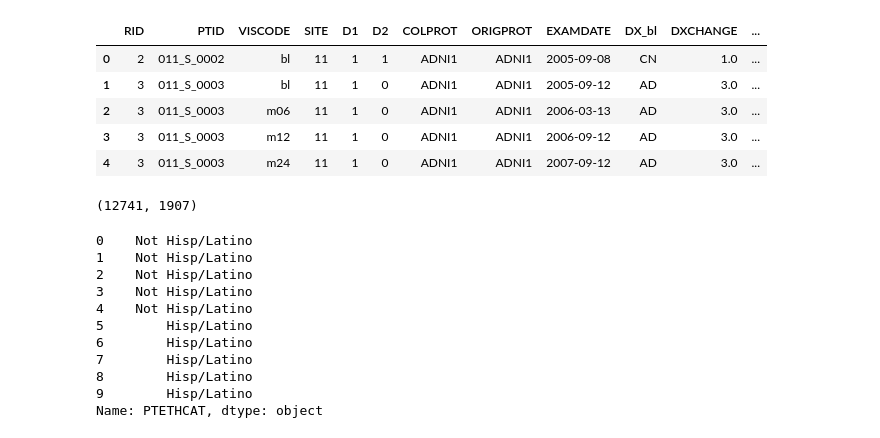
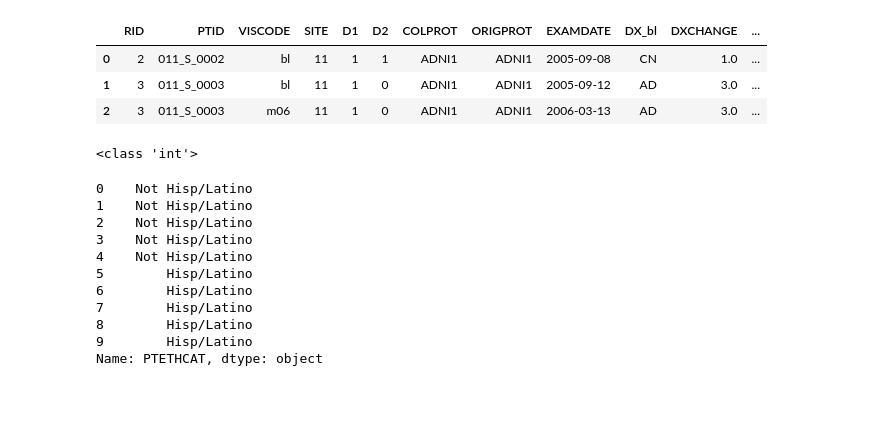
Before and after one commit to antoine-chenevier/IA-4A, a Jupyter notebook: main.ipynb, the cells around one changed output. Saved outputs shown, nothing was run; the diff lists cells and outputs as text; code cells hidden in the pictures; blank space fills up the shorter version.

```diff
--- a/main.ipynb
+++ b/main.ipynb
@@ -10,18 +10,17 @@ from sklearn.metrics import confusion_matrix
 # %%
 df =  pd.read_csv('../2017_07_07/TADPOLE_D1_D2.csv',low_memory=False)
 # %%
-df.head(5)
+df.head(3)
 # %% [output]
 |  | RID | PTID | VISCODE | SITE | D1 | D2 | COLPROT | ORIGPROT | EXAMDATE | DX_bl | DXCHANGE | ... |
 | 0 | 2 | 011_S_0002 | bl | 11 | 1 | 1 | ADNI1 | ADNI1 | 2005-09-08 | CN | 1.0 | ... |
 | 1 | 3 | 011_S_0003 | bl | 11 | 1 | 0 | ADNI1 | ADNI1 | 2005-09-12 | AD | 3.0 | ... |
 | 2 | 3 | 011_S_0003 | m06 | 11 | 1 | 0 | ADNI1 | ADNI1 | 2006-03-13 | AD | 3.0 | ... |
-| 3 | 3 | 011_S_0003 | m12 | 11 | 1 | 0 | ADNI1 | ADNI1 | 2006-09-12 | AD | 3.0 | ... |
-| 4 | 3 | 011_S_0003 | m24 | 11 | 1 | 0 | ADNI1 | ADNI1 | 2007-09-12 | AD | 3.0 | ... |
-# %%
-df.shape
-# %% [output]
-(12741, 1907)
+# %%
+columns = df.shape[1]
+print(type(columns))
+# %% [output]
+<class 'int'>
 # %%
 df_sample = df.sample(frac=0.1, random_state=1)
 pd.set_option('display.max_columns', None)
```
Also changed, not shown: parts of 5 cells of this notebook.
